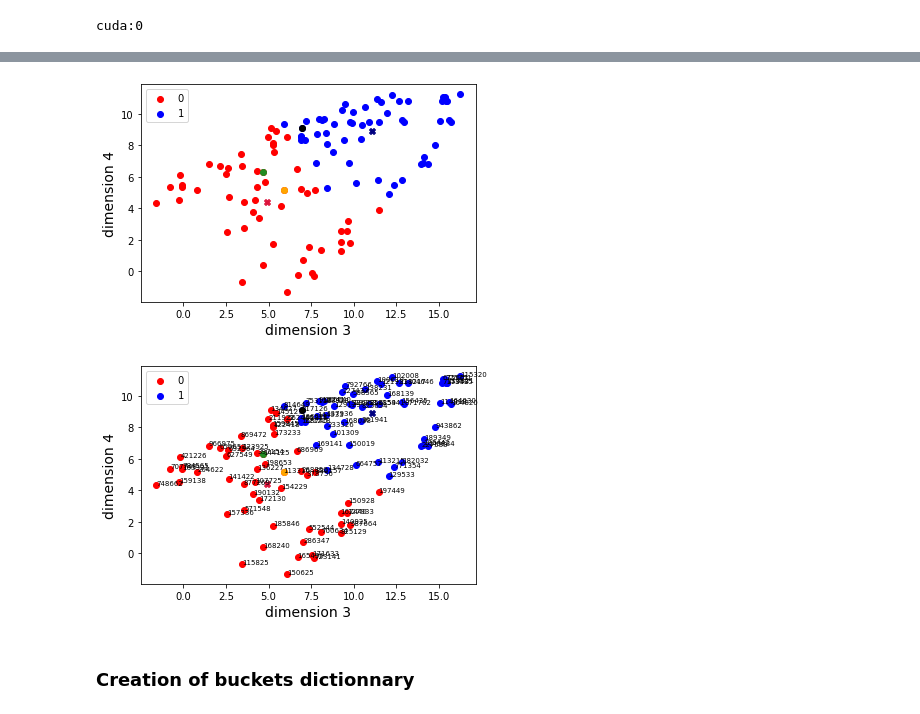
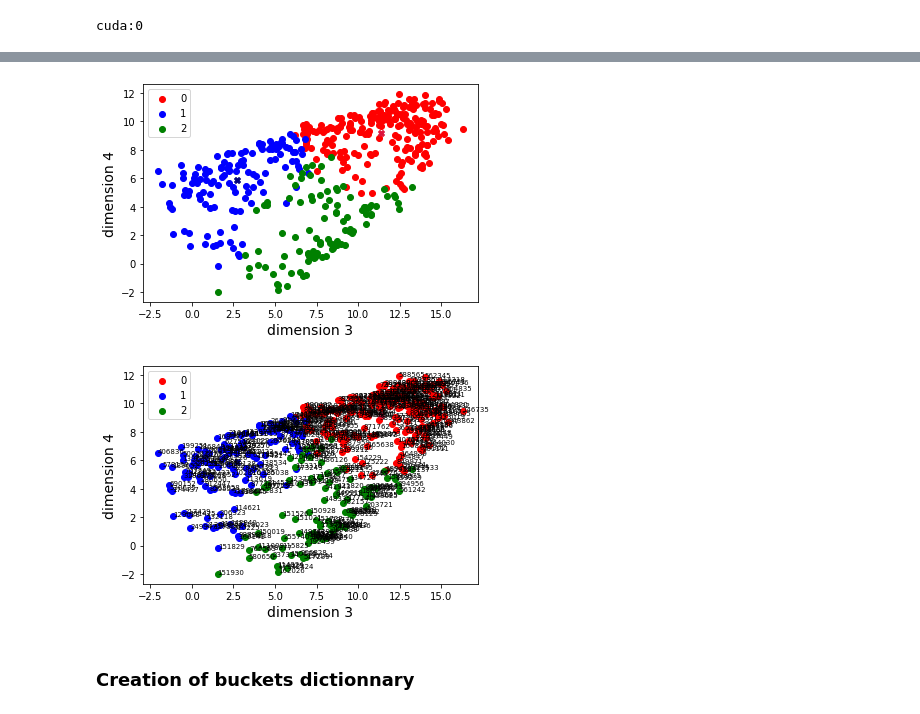
Before and after one commit to neurospin-projects/2021_jchavas_lguillon_deepcingulate, a Jupyter notebook: SimCLR/deep_folding_ma_visu.ipynb, the cells around one changed output, grey strips where cells are left out. Drawn from its saved outputs; the diff is of its cells as text; code cells hidden in the pictures.

```diff
--- a/SimCLR/deep_folding_ma_visu.ipynb
+++ b/SimCLR/deep_folding_ma_visu.ipynb
@@ -98,6 +98,6 @@ torch.Size([110, 4])
 # %%
 # We load the labels
-with open(f"{result_dir}/val_filenames.json", 'r') as f:
+with open(f"{result_dir}/train_filenames.json", 'r') as f:
     labels = json.load(f)
 print(labels)
 # %% [output]
@@ -105,5 +105,5 @@ print(labels)
 # %%
-kmeans = KMeans(n_clusters=2, random_state=0).fit(embeddings)
+kmeans = KMeans(n_clusters=3, random_state=0).fit(embeddings)
 cluster_labels = kmeans.labels_
 clusters_centroids = kmeans.cluster_centers_
 print(f"clusters centroids = {clusters_centroids.shape}")
@@ -141,7 +142,7 @@ Closest subject to centroid of cluster 2 is 154229
 # %%
 arr = np.array([np.array([dstrb_sub[k][i] for k in dstrb_sub.columns[0:2]]) for i in range(len(dstrb_sub))])
 
-color_dict = {0: 'red', 1:'blue'}
+color_dict = {0: 'red', 1:'blue', 2:'green'}
 fig, ax = plt.subplots()
 
 for g in np.unique([dstrb_sub.cluster_lab]):
@@ -156,9 +157,6 @@ for g in np.unique([dstrb_sub.cluster_lab]):
 
 ax.scatter(clusters_centroids[0][0], clusters_centroids[0][1], color='crimson', marker='X')
 ax.scatter(clusters_centroids[1][0], clusters_centroids[1][1], color='navy', marker='X')
-ax.scatter(dstrb_sub[1]['113316'], dstrb_sub[2]['113316'], color='orange')
-ax.scatter(dstrb_sub[1]['144125'], dstrb_sub[2]['144125'], color='forestgreen')
-ax.scatter(dstrb_sub[1]['217126'], dstrb_sub[2]['217126'], color='black')
 
 plt.xlabel(f'dimension 1', fontsize=14)
 plt.ylabel(f'dimension 2', fontsize=14)
@@ -182,7 +180,7 @@ dstrb_sub.index[0]
 # %%
 arr = np.array([np.array([dstrb_sub[k][i] for k in dstrb_sub.columns[2:4]]) for i in range(len(dstrb_sub))])
 
-color_dict = {0: 'red', 1:'blue'}
+color_dict = {0: 'red', 1:'blue', 2:'green'}
 fig, ax = plt.subplots()
 
 for g in np.unique([dstrb_sub.cluster_lab]):
@@ -193,36 +191,36 @@ for g in np.unique([dstrb_sub.cluster_lab]):
 
 ax.scatter(clusters_centroids[0][2], clusters_centroids[0][3], color='crimson', marker='X')
 ax.scatter(clusters_centroids[1][2], clusters_centroids[1][3], color='navy', marker='X')
-ax.scatter(dstrb_sub[3]['113316'], dstrb_sub[4]['113316'], color='orange')
-ax.scatter(dstrb_sub[3]['144125'], dstrb_sub[4]['144125'], color='forestgreen')
-ax.scatter(dstrb_sub[3]['217126'], dstrb_sub[4]['217126'], color='black')
+# ax.scatter(dstrb_sub[3]['113316'], dstrb_sub[4]['113316'], color='orange')
+# ax.scatter(dstrb_sub[3]['144125'], dstrb_sub[4]['144125'], color='forestgreen')
+# ax.scatter(dstrb_sub[3]['217126'], dstrb_sub[4]['217126'], color='black')
 
 plt.xlabel(f'dimension 3', fontsize=14)
 plt.ylabel(f'dimension 4', fontsize=14)
 plt.legend()
 plt.show()
 # %% [output]
-[figure, old version]
+[figure, new version]
 # %%
 fig, ax = plt.subplots()
 for g in np.unique([dstrb_sub.cluster_lab]):
     ix = np.where(dstrb_sub.cluster_lab == g)
     x = [arr[ix][k][0] for k in range(len(ix[0]))]
     y = [arr[ix][k][1] for k in range(len(ix[0]))]
     ax.scatter(x, y, c = color_dict[g], label = g)
     for k, i in zip(range(len(ix[0])), ix[0]):
         ax.annotate(dstrb_sub.index[i], (x[k], y[k]),fontsize=7)
 
 ax.scatter(clusters_centroids[0][2], clusters_centroids[0][3], color='crimson', marker='X')
 ax.scatter(clusters_centroids[1][2], clusters_centroids[1][3], color='navy', marker='X')
-ax.scatter(dstrb_sub[3]['113316'], dstrb_sub[4]['113316'], color='orange')
-ax.scatter(dstrb_sub[3]['144125'], dstrb_sub[4]['144125'], color='forestgreen')
-ax.scatter(dstrb_sub[3]['217126'], dstrb_sub[4]['217126'], color='black')
+# ax.scatter(dstrb_sub[3]['113316'], dstrb_sub[4]['113316'], color='orange')
+# ax.scatter(dstrb_sub[3]['144125'], dstrb_sub[4]['144125'], color='forestgreen')
+# ax.scatter(dstrb_sub[3]['217126'], dstrb_sub[4]['217126'], color='black')
 
 plt.xlabel(f'dimension 3', fontsize=14)
 plt.ylabel(f'dimension 4', fontsize=14)
 plt.legend()
 plt.show()
 # %% [output]
-[figure, old version]
+[figure, new version]
 # %%
```
Also changed, not shown: parts of 30 cells of this notebook, 3 other files.
